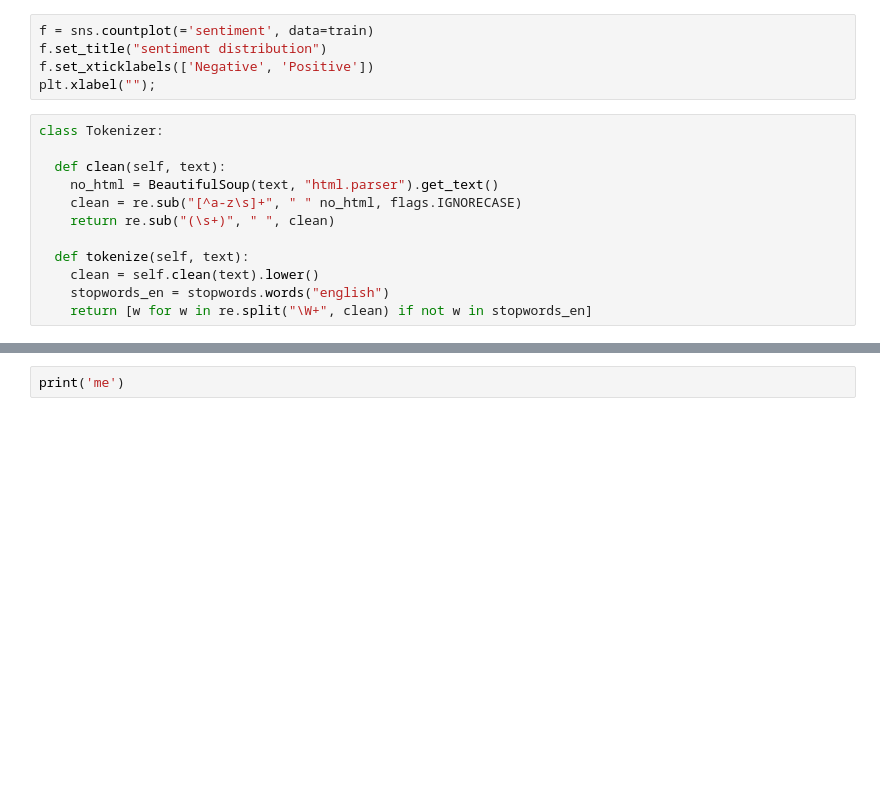
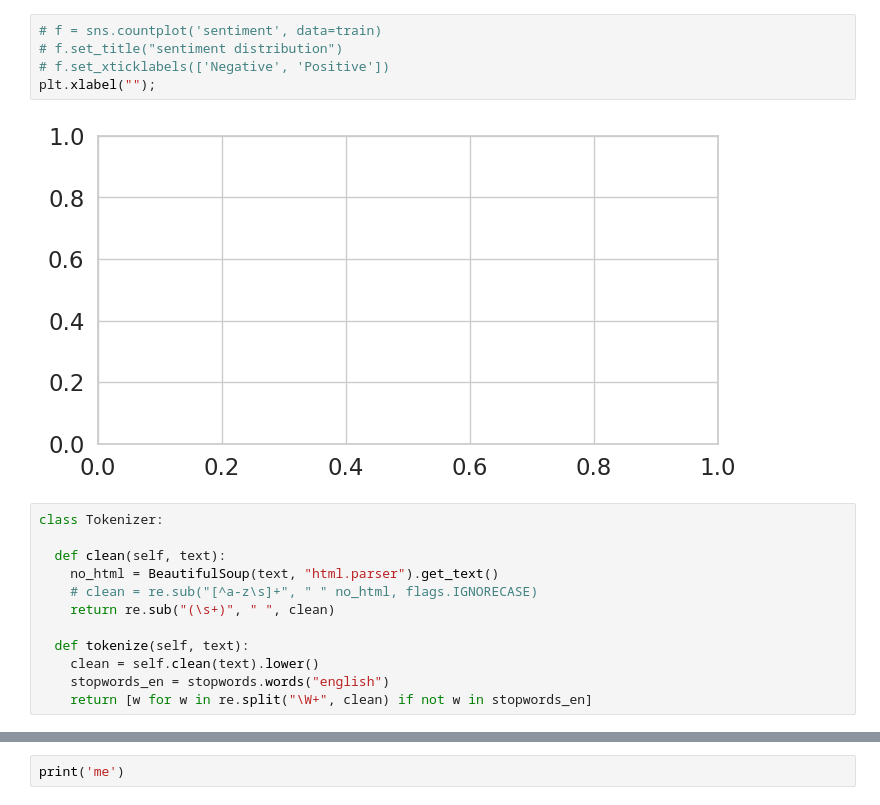
Before and after one commit to Dhetu22/dee, a Jupyter notebook: myWork012.ipynb, the cells around one changed output, grey strips where cells are left out. Saved outputs shown, nothing was run; the diff lists cells and outputs as text; blank space fills up the shorter version.

```diff
--- a/myWork012.ipynb
+++ b/myWork012.ipynb
@@ -30,14 +37,16 @@ print(train.head())
 # %%
-f = sns.countplot(='sentiment', data=train)
-f.set_title("sentiment distribution")
-f.set_xticklabels(['Negative', 'Positive'])
+# f = sns.countplot('sentiment', data=train)
+# f.set_title("sentiment distribution")
+# f.set_xticklabels(['Negative', 'Positive'])
 plt.xlabel("");
+# %% [output]
+[figure, added]
 # %%
 class Tokenizer:
 
   def clean(self, text):
     no_html = BeautifulSoup(text, "html.parser").get_text()
-    clean = re.sub("[^a-z\s]+", " " no_html, flags.IGNORECASE)
+    # clean = re.sub("[^a-z\s]+", " " no_html, flags.IGNORECASE)
     return re.sub("(\s+)", " ", clean)
 
   def tokenize(self, text):
```
Also changed, not shown: parts of 7 cells of this notebook.
